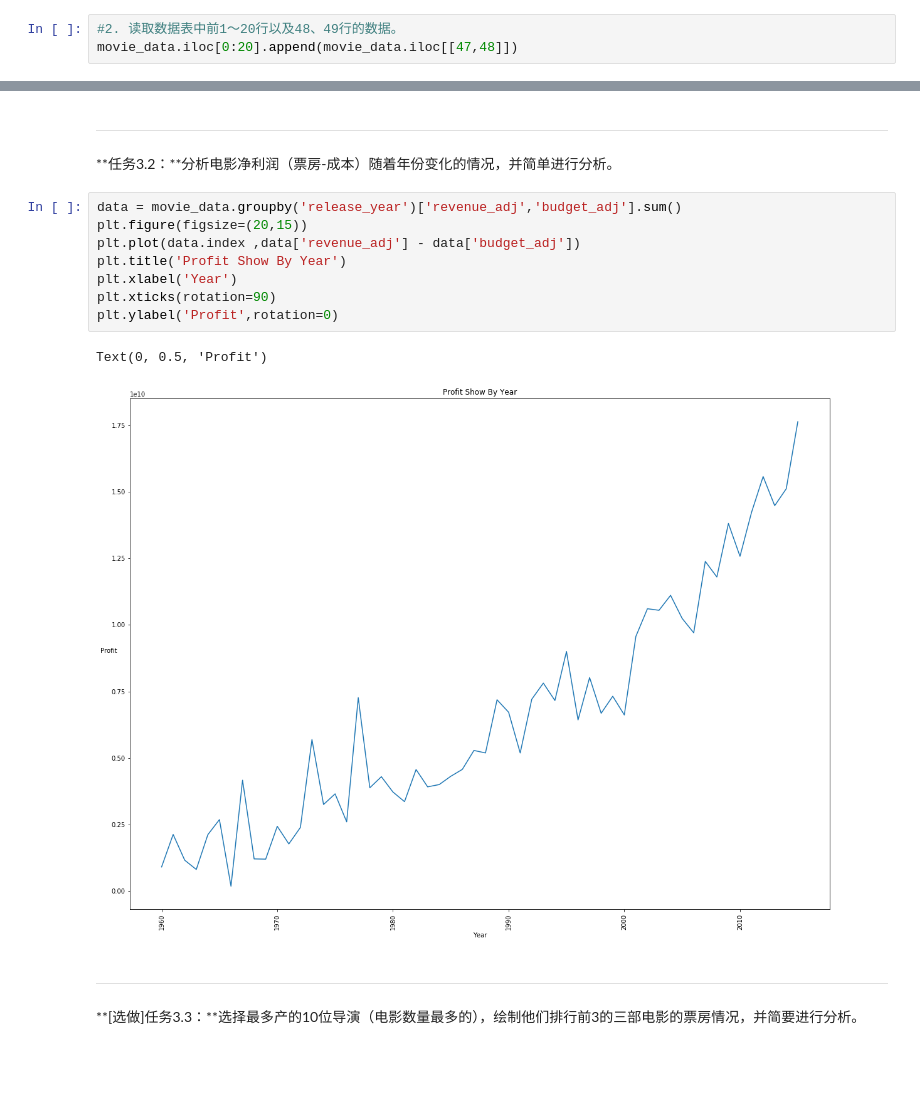
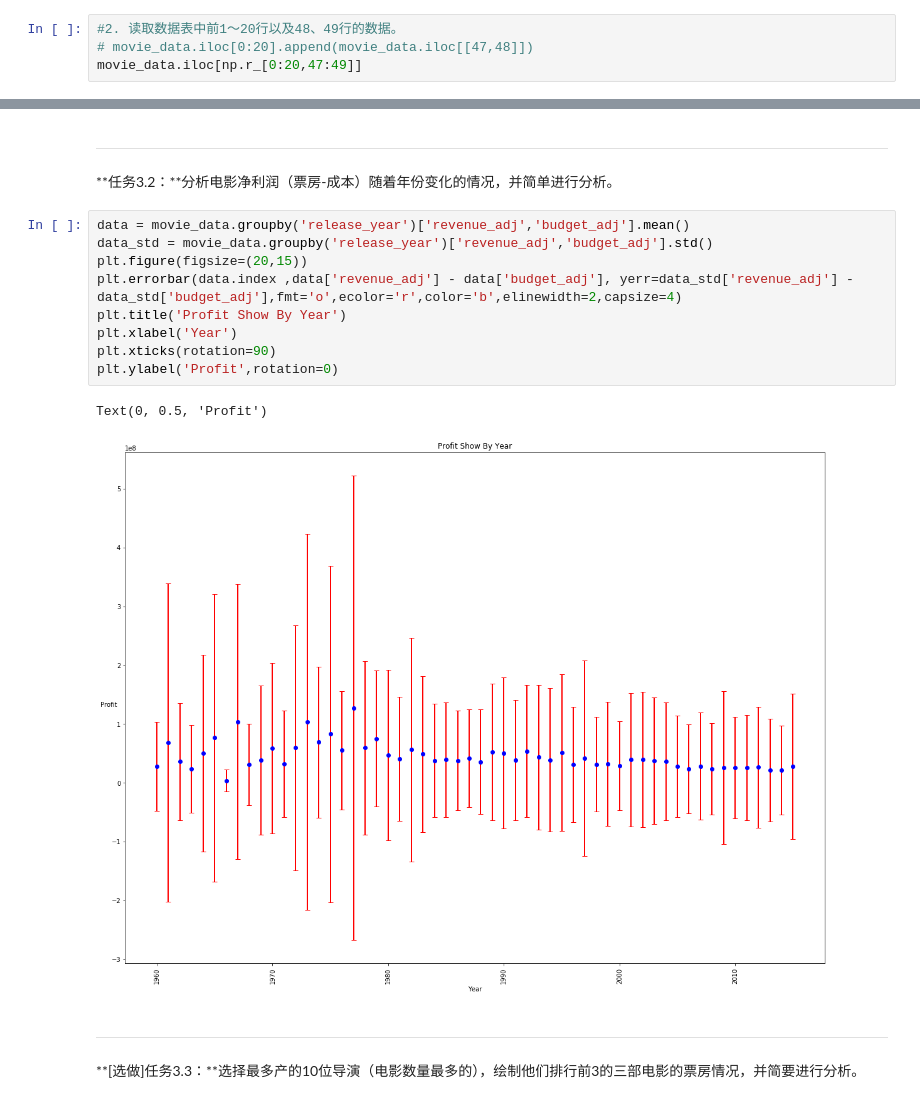
Before and after one commit to kimi987/PyAndML, a Jupyter notebook: src/探索电影数据集/Explore Movie Dataset.ipynb, the cells around one changed output, grey strips where cells are left out. Cells and saved outputs as stored; diff of their text form; blank space fills up the shorter version.

Commit message:
fix error version 1

```diff
--- a/src/探索电影数据集/Explore Movie Dataset.ipynb
+++ b/src/探索电影数据集/Explore Movie Dataset.ipynb
@@ -252,7 +258,8 @@ movie_data[['imdb_id', 'popularity','budget', 'runtime', 'vote_average']]
 10856 rows × 5 columns
 # %%
 #2. 读取数据表中前1～20行以及48、49行的数据。
-movie_data.iloc[0:20].append(movie_data.iloc[[47,48]])
+# movie_data.iloc[0:20].append(movie_data.iloc[[47,48]])
+movie_data.iloc[np.r_[0:20,47:49]]
 # %% [output]
 |  | imdb_id | popularity | budget | revenue | original_title | cast | director | overview | runtime | genres | ... |
 | id |  |  |  |  |  |  |  |  |  |  | ... |
@@ -434,16 +444,17 @@ Text(0, 0.5, 'Polularity')
 ---
 **任务3.2：**分析电影净利润（票房-成本）随着年份变化的情况，并简单进行分析。
 # %%
-data = movie_data.groupby('release_year')['revenue_adj','budget_adj'].sum()
+data = movie_data.groupby('release_year')['revenue_adj','budget_adj'].mean()
+data_std = movie_data.groupby('release_year')['revenue_adj','budget_adj'].std()
 plt.figure(figsize=(20,15))
-plt.plot(data.index ,data['revenue_adj'] - data['budget_adj'])
+plt.errorbar(data.index ,data['revenue_adj'] - data['budget_adj'], yerr=data_std['revenue_adj'] - data_std['budget_adj'],fmt='o',ecolor='r',color='b',elinewidth=2,capsize=4)
 plt.title('Profit Show By Year')
 plt.xlabel('Year')
 plt.xticks(rotation=90)
 plt.ylabel('Profit',rotation=0)
 # %% [output]
 Text(0, 0.5, 'Profit')
-[figure, old version]
+[figure, new version]
 # %% [markdown]
 ---
 
```
Also changed, not shown: parts of 7 cells of this notebook, 2 other files.
